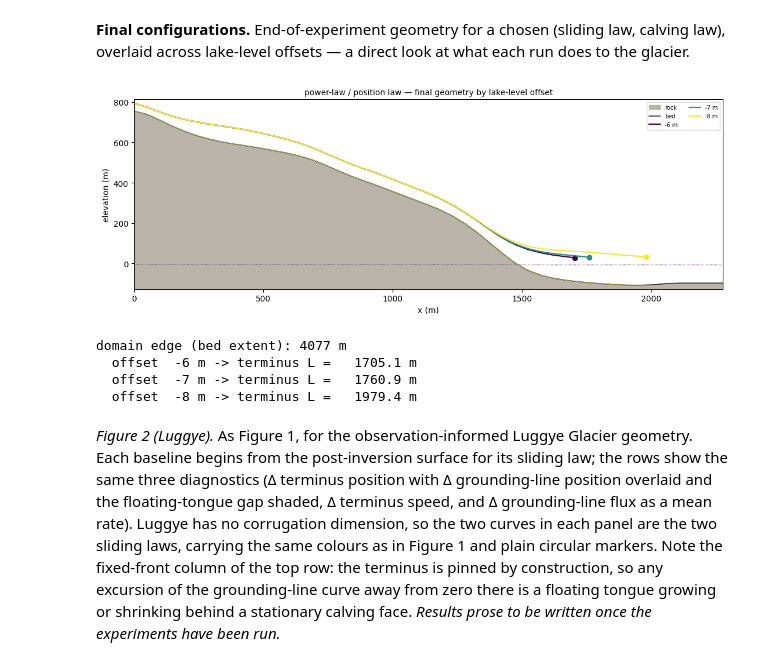
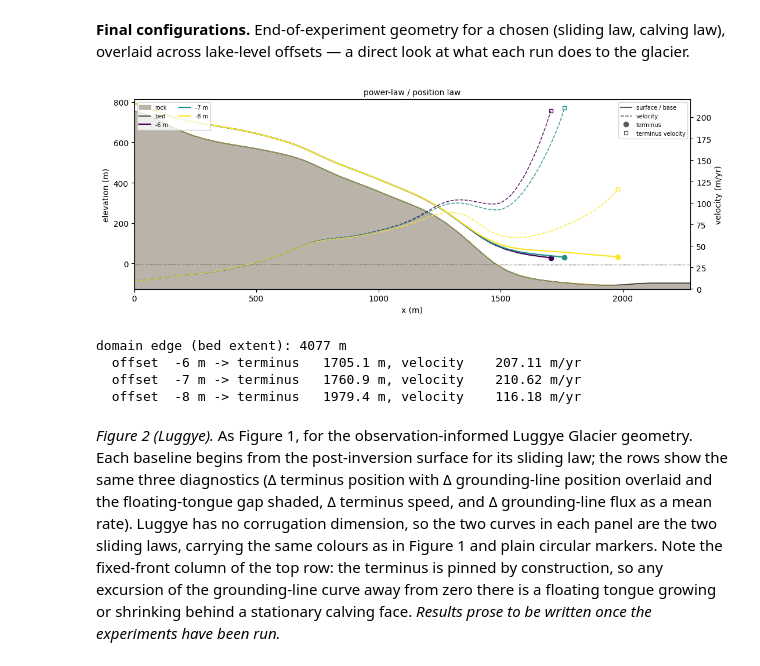
Before and after one commit to chrismiele/glimmer, a Jupyter notebook: 1D_modelling/lake_terminating_GRL.ipynb, the cells around one changed output. Drawn from its saved outputs; the diff is of its cells as text; code cells hidden in the pictures.

```diff
--- a/1D_modelling/lake_terminating_GRL.ipynb
+++ b/1D_modelling/lake_terminating_GRL.ipynb
@@ -1780,7 +1640,7 @@ for sl, direction in idealized_configs:
         spinup_max_time=spinup_max_time, spinup_Δt_init=spinup_Δt_init,
         spinup_Δt_final=spinup_Δt_final, spinup_Δt_ramp=spinup_Δt_ramp,
         spinup_tol=spinup_tol,
-        **spinup_version_parts(), **physics_parts())
+        **physics_parts())
 
     hit = cache_hit('spinup', spin_key, 'npz',
                     force=force_for(force_rerun_spinups, 'idealized'))
@@ -1898,7 +1758,7 @@ def _sample_profile(entry):
     bed_a = np.array(icepack.depth_average(bed_0).at(x0, tolerance=1e-10))[o0]
     x0 = x0[o0]
 
-    L_ice = float(mesh_1.length)
+    L_ice = terminus_x(state)
     x_hi = L_ice + min(plot_seaward_pad_frac * L_ice, float(x0.max()) - L_ice)
     return dict(x1=x1, s=s_a, base=base_a, u=u_a, x0=x0, bed0=bed_a,
                 L=L_ice, x_hi=x_hi)
@@ -2157,8 +2026,7 @@ inversion_key = fingerprint(
     n_cells=inv_n_cells, waterline=inv_waterline,
     sliding_laws=sliding_laws, reference_sliding_law=reference_sliding_law,
     paths=[centerline_path, outline_path, velocity_path, dem_path,
-           thickness_path, smb_path],
-    **inversion_version_parts())
+           thickness_path, smb_path])
 
 
 def _inversion_friction(water_aware):
@@ -2341,7 +2209,7 @@ for sl, direction in luggye_configs:
                        length=length, n_cells=n_cells,
                        inv_X=inv_X, inv_bed=inv_bed[sl],
                        inv_thickness=inv_thickness[sl],
-                       **spinup_version_parts(), **physics_parts())
+                       **physics_parts())
     _hit = cache_hit('luggye_state', _key, 'npz',
                      force=force_for(force_rerun_spinups, 'luggye'))
     base_state = load_state_cache(_hit, sl, direction) if _hit else None
@@ -2395,14 +2267,15 @@ plot_response(luggye_history, 'luggye',
 # glacier at the end of the ramp, so you can SEE what a diagnostic like a
 # runaway terminus or a negative flux corresponds to on the ground. Pick a
 # (sliding law, calving law) and a few lake-level offsets; each offset's final
-# profile is overlaid, with its terminus marked and its shifted waterline
-# drawn. Uses `baselines` currently in scope (Luggye here).
+# profile is overlaid on the left axis, its depth-averaged velocity along the
+# flowline on the right axis (dashed), with the terminus marked on both.
+# Uses `baselines` currently in scope (Luggye here).
 
-plot_sliding  = 'power_law'      # 'power_law' | 'effective_pressure'
-plot_calving  = 'flotation'      # 'depth_rate' | 'flotation' | 'trivial'
-plot_offsets  = [-6, -7, -8]   # m; lake-level perturbations to overlay
+plot_sliding   = 'power_law'     # 'power_law' | 'effective_pressure'
+plot_calving   = 'flotation'     # 'depth_rate' | 'flotation' | 'trivial'
+plot_offsets   = [-6, -7, -8]    # m; lake-level perturbations to overlay
 plot_direction = 'none'          # 'none' for Luggye; a slope for idealized
-plot_tag = 'luggye'              # which section's time controls to use
+plot_tag       = 'luggye'        # which section's time controls to use
 
 _tc = experiment_time_controls(plot_tag)
 _finals = {}
@@ -2412,52 +2285,70 @@ for off in plot_offsets:
                    direction=plot_direction, time_controls=_tc, final_state=fs)
     _finals[off] = _sample_profile(fs)
 
-# Shared vertical/horizontal frame across the overlaid offsets.
+# Shared frame across the overlaid offsets.
 x_hi = max(p['x_hi'] for p in _finals.values())
 x_lo = min(float(p['x0'].min()) for p in _finals.values())
 y_lo = min(min(float(p['bed0'][p['x0'] <= x_hi].min()) for p in _finals.values()),
            baseline_waterline) - 20
 y_hi = max(float(p['s'].max()) for p in _finals.values()) + 20
+u_all = np.concatenate([p['u'] for p in _finals.values()])
+u_lo, u_hi = float(np.nanmin(u_all)), float(np.nanmax(u_all))
+u_pad = 0.05 * max(u_hi - u_lo, 1.0)
 
 fig, ax = plt.subplots(figsize=(11, 4.2))
+ax2 = ax.twinx()
 
-# Bed + full-lake context drawn once from the first profile (bed is common).
+# Bed + bedrock drawn once (the bed is common to every offset).
 p0 = next(iter(_finals.values()))
 ax.fill_between(p0['x0'], y_lo, p0['bed0'], color=profile_colors['bedrock'], label='rock')
 ax.plot(p0['x0'], p0['bed0'], color=profile_colors['bed_edge'], lw=1.2, label='bed')
 
-# One coloured surface line per offset; terminus dot + shifted waterline.
+# Per offset: surface + base (left axis), velocity (right axis), terminus on both.
 cmap = plt.cm.viridis
 for i, off in enumerate(plot_offsets):
     p = _finals[off]
     col = cmap(i / max(1, len(plot_offsets) - 1))
-    wl = baseline_waterline + off
     ax.plot(p['x1'], p['s'], color=col, lw=1.6, label=f'{off:+d} m')
     ax.plot(p['x1'], p['base'], color=col, lw=0.8, alpha=0.6)
     ax.plot(p['L'], np.interp(p['L'], p['x1'], p['s']), 'o', color=col, ms=6)
-    ax.axhline(wl, color=col, lw=0.6, ls=':', alpha=0.7)
+    ax.axhline(baseline_waterline + off, color=col, lw=0.6, ls=':', alpha=0.7)
+    ax2.plot(p['x1'], p['u'], color=col, lw=1.1, ls='--', alpha=0.9)
+    ax2.plot(p['L'], np.interp(p['L'], p['x1'], p['u']), 's', color=col,
+             ms=5, mfc='none')
 
 ax.set_xlim(x_lo, x_hi); ax.set_ylim(y_lo, y_hi)
+ax2.set_ylim(u_lo - u_pad, u_hi + u_pad)
 ax.set_xlabel('x (m)'); ax.set_ylabel('elevation (m)')
-ax.set_title(f'{sliding_labels[plot_sliding]} / {calving_labels[plot_calving]} '
-             f'— final geometry by lake-level offset', fontsize=10)
-ax.legend(loc='upper right', fontsize=7, ncol=2)
+ax2.set_ylabel('velocity (m/yr)')
+ax2.axhline(0, color='0.4', lw=0.6)          # so a negative velocity is obvious
+
+# Geometry legend (left) plus a style key for the two axes (right).
+ax.legend(loc='upper left', fontsize=7, ncol=2)
+ax2.legend(handles=[Line2D([], [], color='0.35', lw=1.6, label='surface / base'),
+                    Line2D([], [], color='0.35', lw=1.1, ls='--', label='velocity'),
+                    Line2D([], [], color='0.35', lw=0, marker='o', ms=6, label='terminus'),
+                    Line2D([], [], color='0.35', lw=0, marker='s', ms=5,
+                           mfc='none', label='terminus velocity')],
+           loc='upper right', fontsize=7)
+ax.set_title(f'{sliding_labels[plot_sliding]} / {calving_labels[plot_calving]}', fontsize=10)
 fig.tight_layout()
 plt.show()
 
-# Quick numeric readout: is the terminus staying on the modeled bed?
+# Numeric readout: terminus position, terminus velocity, domain check.
 _Ldom = float(baselines[(plot_sliding, plot_direction, calving_laws[0])]['mesh_0'].length)
 print(f'domain edge (bed extent): {_Ldom:.0f} m')
 for off in plot_offsets:
-    L = _finals[off]['L']
-    flag = '  <-- BEYOND MODELED BED' if L > _Ldom + 1 else ''
-    print(f'  offset {off:+3d} m -> terminus L = {L:8.1f} m{flag}')
+    p = _finals[off]
+    u_t = float(np.interp(p['L'], p['x1'], p['u']))
+    flag = '  <-- BEYOND MODELED BED' if p['L'] > _Ldom + 1 else ''
+    print(f'  offset {off:+3d} m -> terminus {p["L"]:8.1f} m, '
+          f'velocity {u_t:9.2f} m/yr{flag}')
 # %% [output]
-[figure, old version]
+[figure, new version]
 domain edge (bed extent): 4077 m
-  offset  -6 m -> terminus L =   1705.1 m
-  offset  -7 m -> terminus L =   1760.9 m
-  offset  -8 m -> terminus L =   1979.4 m
+  offset  -6 m -> terminus   1705.1 m, velocity    207.11 m/yr
+  offset  -7 m -> terminus   1760.9 m, velocity    210.62 m/yr
+  offset  -8 m -> terminus   1979.4 m, velocity    116.18 m/yr
 # %% [markdown]
 *Figure 2 (Luggye).* As Figure 1, for the observation-informed Luggye Glacier geometry. Each baseline begins from the post-inversion surface for its sliding law; the rows show the same three diagnostics (Δ terminus position with Δ grounding-line position overlaid and the floating-tongue gap shaded, Δ terminus speed, and Δ grounding-line flux as a mean rate). Luggye has no corrugation dimension, so the two curves in each panel are the two sliding laws, carrying the same colours as in Figure 1 and plain circular markers. Note the fixed-front column of the top row: the terminus is pinned by construction, so any excursion of the grounding-line curve away from zero there is a floating tongue growing or shrinking behind a stationary calving face. *Results prose to be written once the experiments have been run.*
 # %%
```
Also changed, not shown: parts of 8 cells of this notebook.
